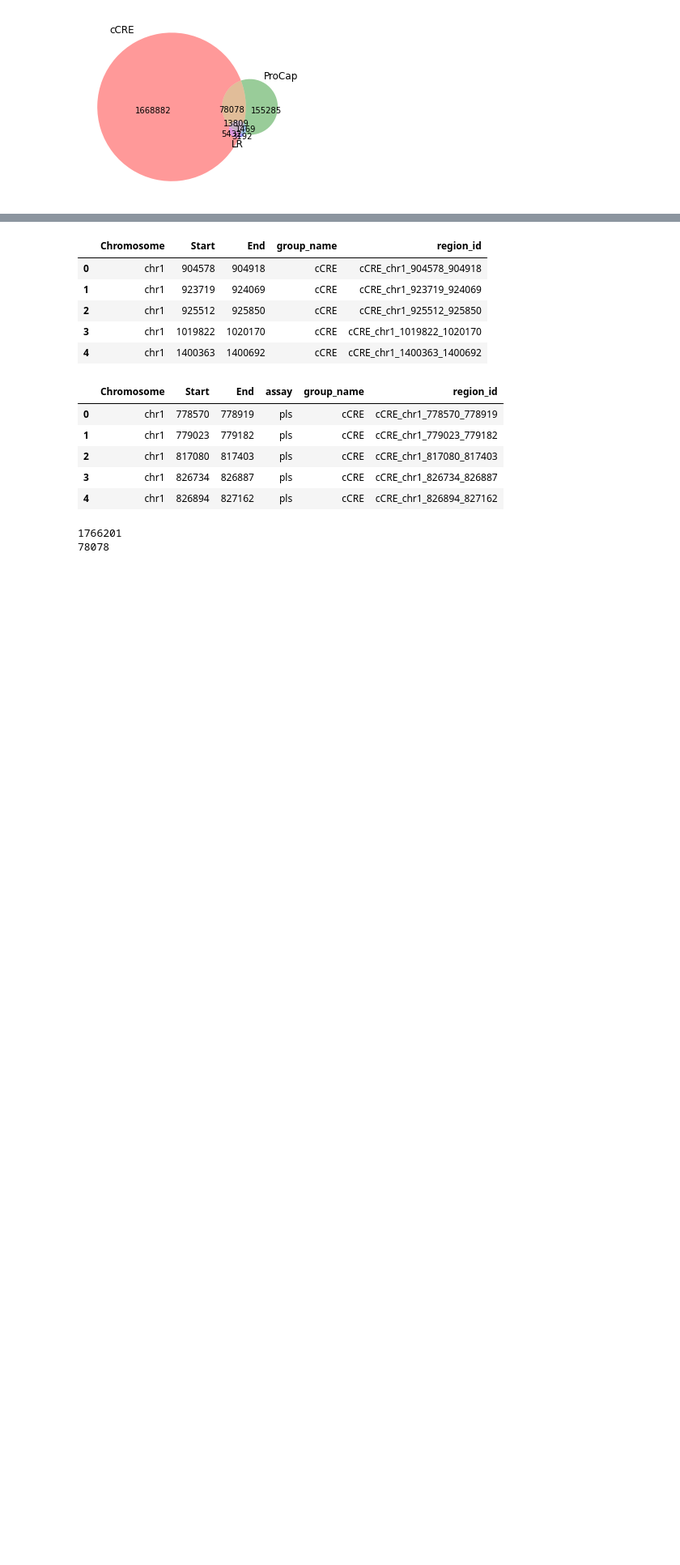
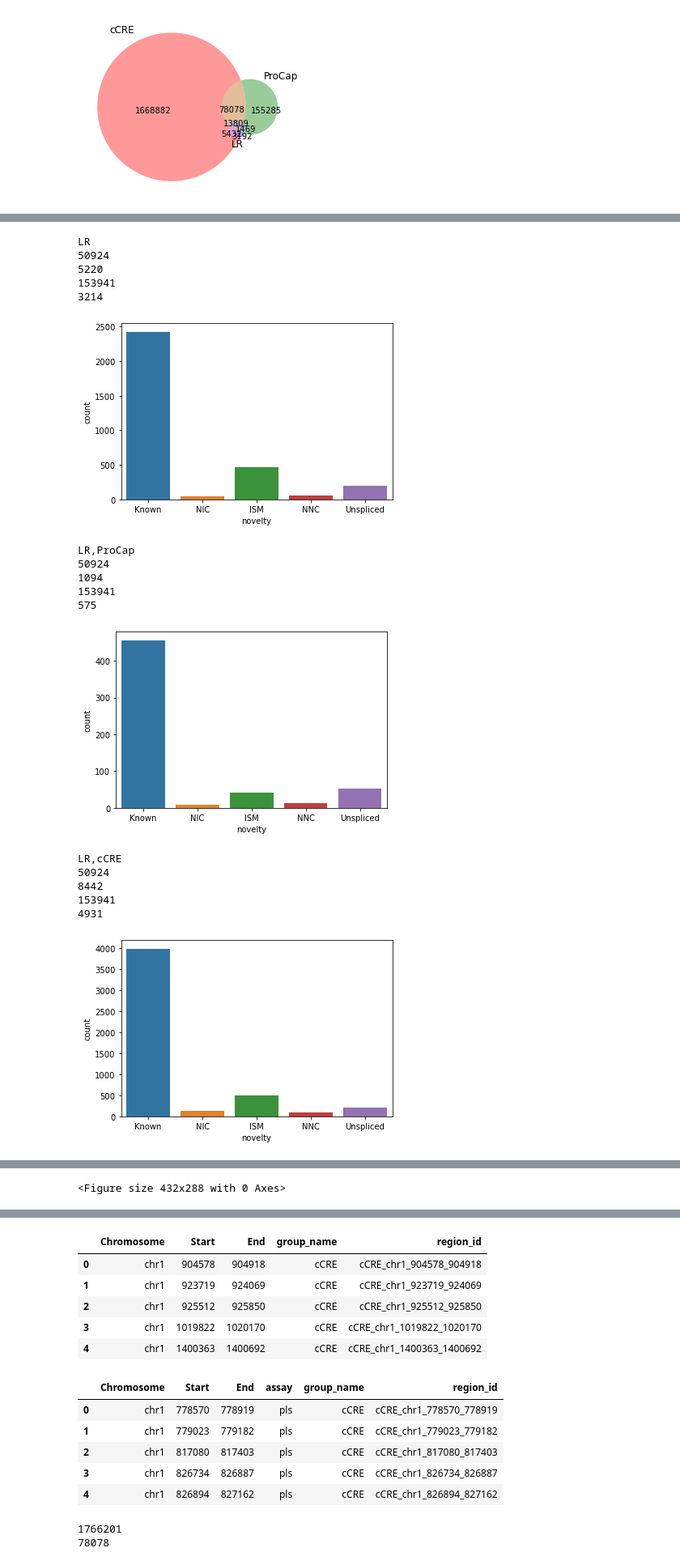
Before and after one commit to fairliereese/encode_promoters, a Jupyter notebook: 230905_intersect_dev.ipynb, the cells around one changed output, grey strips where cells are left out. Shown at 81% size. Drawn from its saved outputs; the diff is of its cells as text; code cells hidden in the pictures; blank space fills up the shorter version.

```diff
--- a/230905_intersect_dev.ipynb
+++ b/230905_intersect_dev.ipynb
@@ -191,0 +349,57 @@ cCRE,ProCap,LR
+# %%
+for key, item in int_beds.items():
+    if files_c_name not in key:
+        continue
+    print(key)
+    df = int_beds[key]
+    lr_df = read_beds(files_c, files_c_name)
+
+    # get regions from original thing that were present in this
+    # intersection file
+    print(len(lr_df.index))
+    lr_df = lr_df.loc[lr_df.region_id.isin(df.region_id.tolist())]
+    print(len(lr_df.index))
+    tss_df = ca.tss.copy(deep=True)
+
+    tss_df['group_name'] = files_c_name
+    tss_df = make_unique_region_id(tss_df)
+    print(len(tss_df.index))
+    tss_df = tss_df.loc[tss_df.region_id.isin(df.region_id.tolist())]
+    print(len(tss_df.index))
+
+    tss_df = tss_df[['Name']]
+    t_df = ca.t_map.loc[ca.t_map.source=='lapa']
+    t_df = t_df.merge(ca.ic[['Name', 'novelty']].rename({'Name':'ic_id'}, axis=1),
+                      how='left', on='ic_id')
+    tss_df = tss_df.merge(t_df[['tss_id', 'novelty']].rename({'tss_id':'Name'}, axis=1),
+                          on='Name', how='left')
+    nov_rank, rank_nov = get_nov_ranks()
+    tss_df['nov_rank'] = tss_df.novelty.map(nov_rank)
+    tss_df = tss_df.loc[tss_df.nov_rank.notnull()]
+
+    tss_df = tss_df.sort_values(by='nov_rank', ascending=True)
+    tss_df = tss_df.drop_duplicates(subset='Name', keep='first')
+
+    sns.countplot(data=tss_df, x='novelty')
+    plt.show()
+    plt.clf()
+    print()
+# %% [output]
+LR
+50924
+5220
+153941
+3214
+[figure, added]
+LR,ProCap
+50924
+1094
+153941
+575
+[figure, added]
+LR,cCRE
+50924
+8442
+153941
+4931
+[figure, added]
@@ -191,0 +412 @@ cCRE,ProCap,LR
+<Figure size 432x288 with 0 Axes>
```
Also changed, not shown: parts of 25 cells of this notebook, 1 other file.
